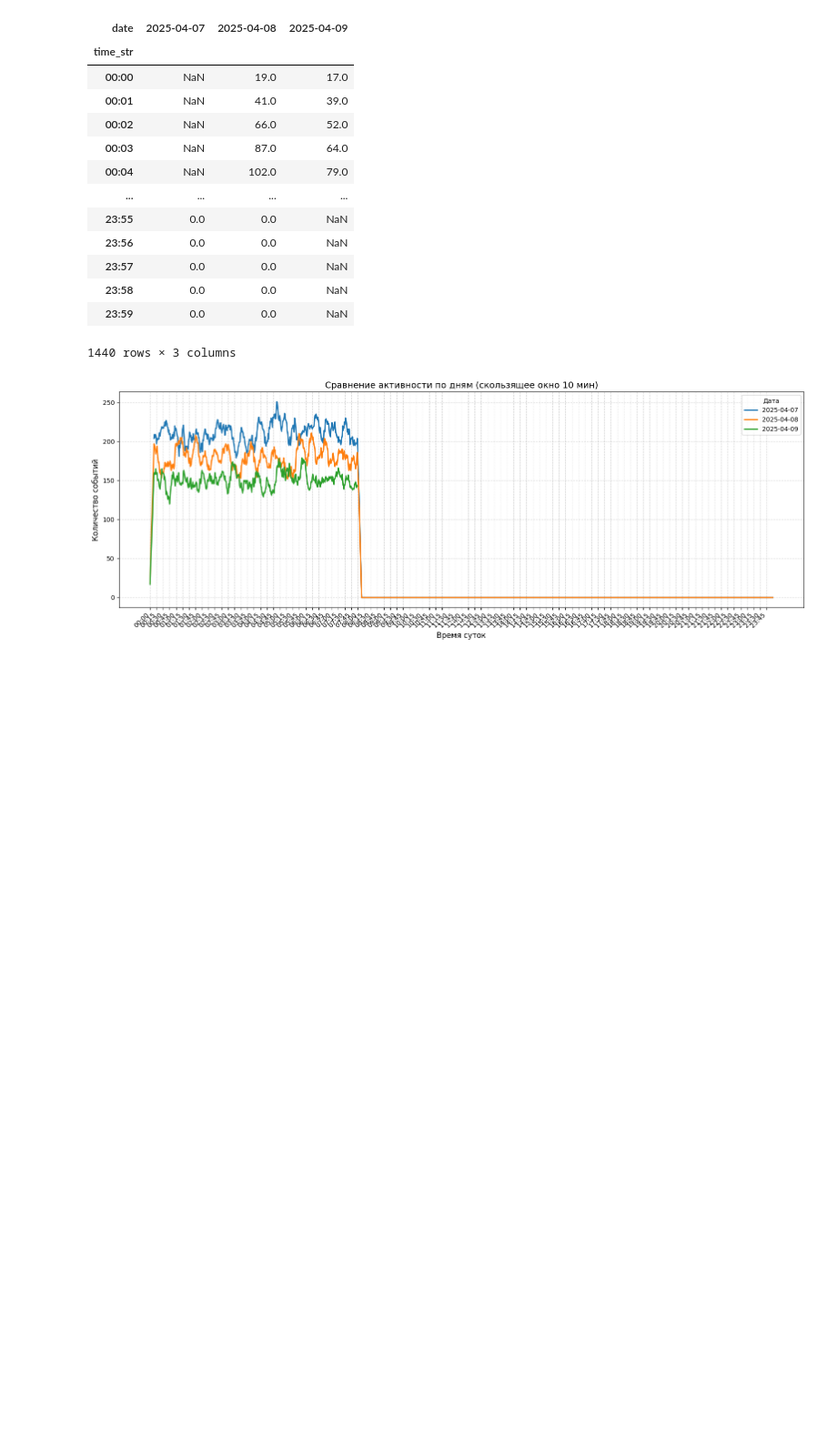
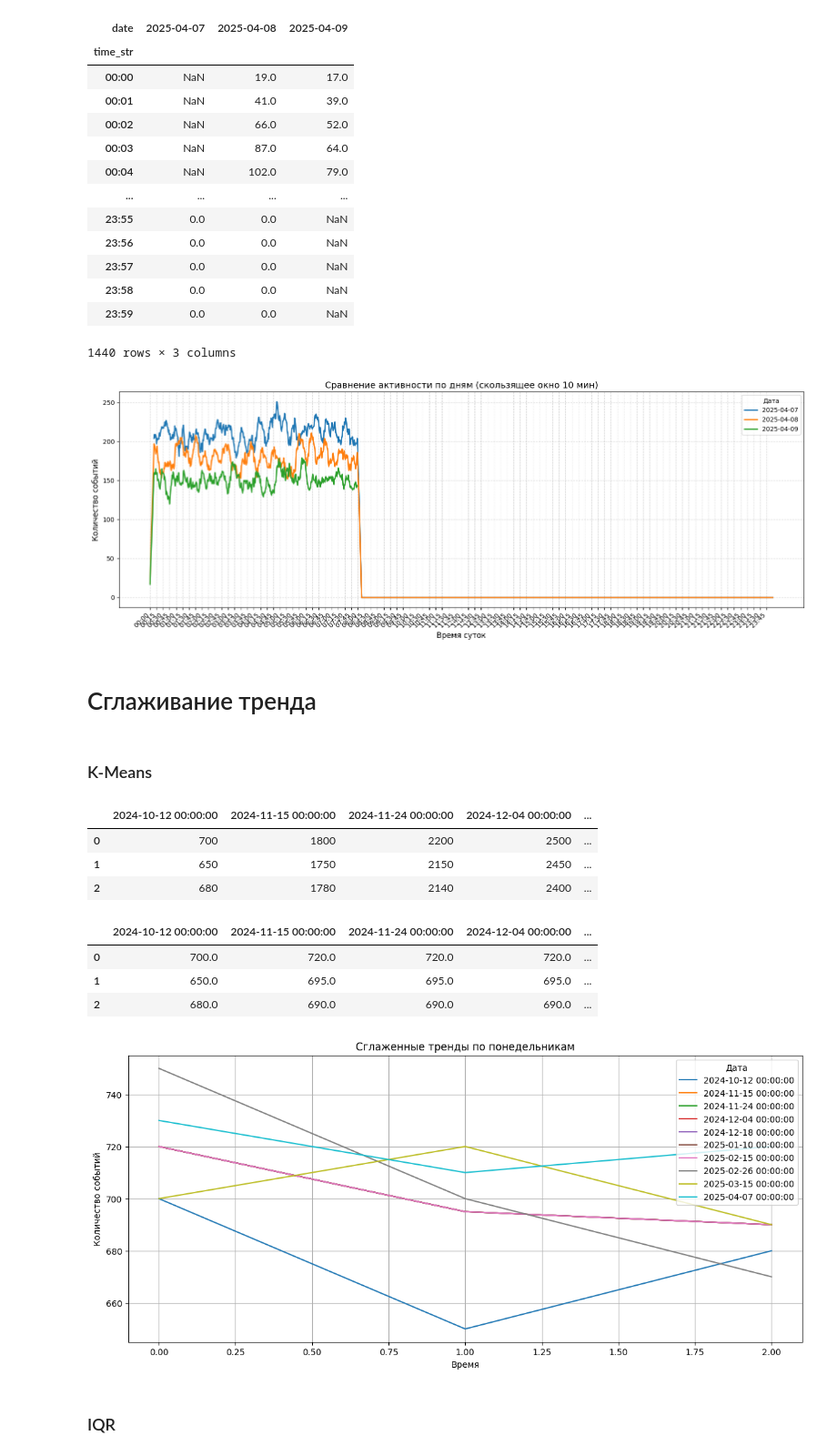
Before and after one commit to Sammik87/Miscellaneous, a Jupyter notebook: Анализ_событий_CA.ipynb, the cells around one changed output. Shown at 91% size. Saved outputs shown, nothing was run; the diff lists cells and outputs as text; code cells hidden in the pictures; blank space fills up the shorter version.

```diff
--- a/Анализ_событий_CA.ipynb
+++ b/Анализ_событий_CA.ipynb
@@ -1963,3 +1963,24 @@ plt.tight_layout()
 plt.show()
 # %% [output]
 [figure]
+# %% [markdown]
+# Сглаживание тренда
+# %% [markdown]
+### K-Means
+# %%
+import pandas as pd
+import numpy as np
+from sklearn.cluster import KMeans
+from scipy.spatial.distance import euclidean
+
+# Загрузка данных
+df = pd.read_excel(r'C:\Users\user\Desktop\таблица.xlsx')
+
+# Удаляем ненужные столбцы (median, mean, std, cluster)
+df = df.drop(columns=['Time', 'median', 'mean', 'std', 'cluster'])
+df
+# %% [output]
+|  | 2024-10-12 00:00:00 | 2024-11-15 00:00:00 | 2024-11-24 00:00:00 | 2024-12-04 00:00:00 | ... |
+| 0 | 700 | 1800 | 2200 | 2500 | ... |
+| 1 | 650 | 1750 | 2150 | 2450 | ... |
+| 2 | 680 | 1780 | 2140 | 2400 | ... |
@@ -1965,0 +2020,26 @@ plt.show()
+# %%
+# Применяем функцию к каждой строке
+df = df.apply(cluster_and_replace, axis=1)
+
+df
+# %% [output]
+|  | 2024-10-12 00:00:00 | 2024-11-15 00:00:00 | 2024-11-24 00:00:00 | 2024-12-04 00:00:00 | ... |
+| 0 | 700.0 | 720.0 | 720.0 | 720.0 | ... |
+| 1 | 650.0 | 695.0 | 695.0 | 695.0 | ... |
+| 2 | 680.0 | 690.0 | 690.0 | 690.0 | ... |
+# %%
+# Удаляем временные столбцы (cluster, sum_clusters, distance)
+df = df.drop(columns=['cluster', 'sum_clusters', 'distance'])
+
+# Визуализация результатов
+plt.figure(figsize=(14, 6))
+for col in df.columns:
+    plt.plot(df[col], label=col)
+plt.title('Сглаженные тренды по понедельникам')
+plt.xlabel('Время')
+plt.ylabel('Количество событий')
+plt.legend(title='Дата')
+plt.grid(True)
+plt.show()
+# %% [output]
+[figure, added]
@@ -1965,0 +2113,2 @@ plt.show()
+# %% [markdown]
+### IQR
```
Also changed, not shown: parts of 17 cells of this notebook.
